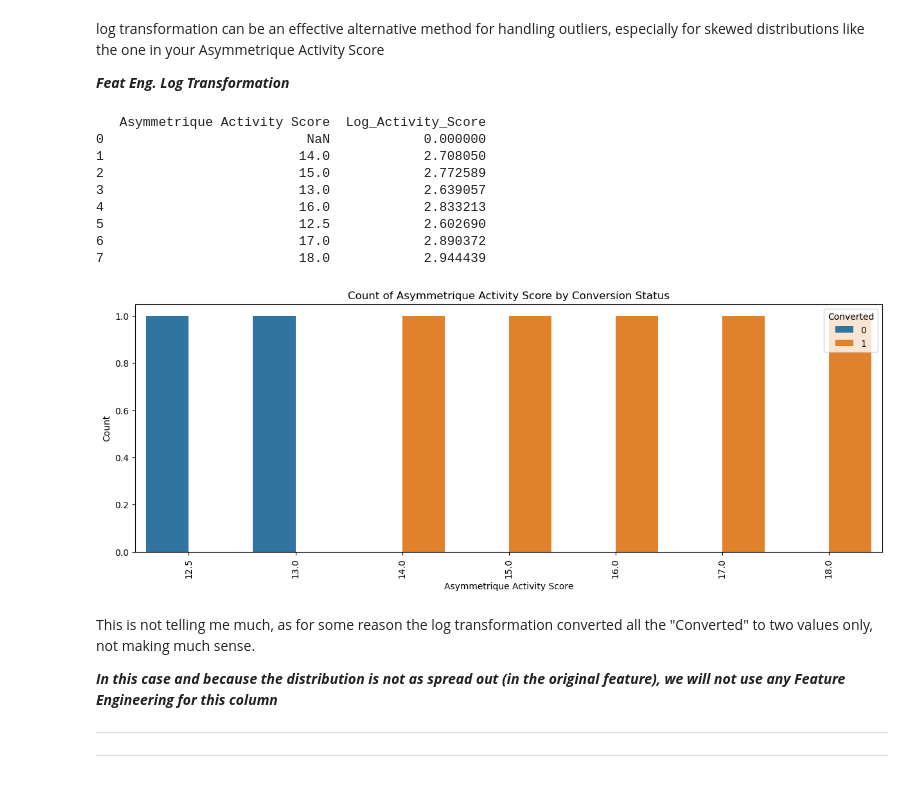
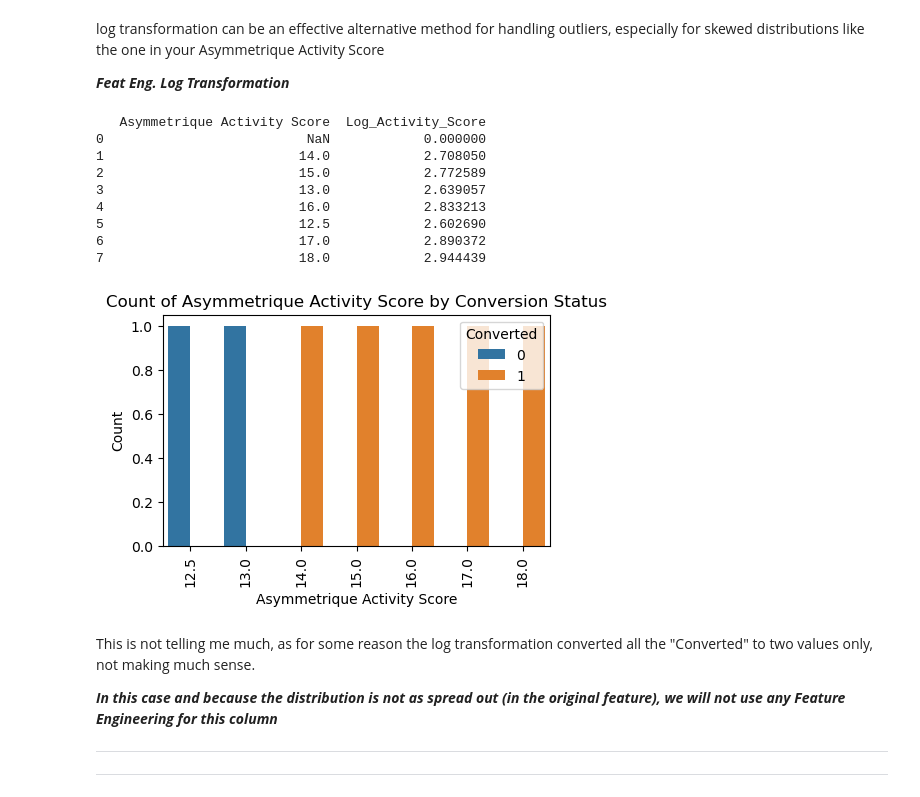
Before and after one commit to yuledez/Project_4_lead_scoring, a Jupyter notebook: lead_scoring_project4_YL.ipynb, the cells around one changed output. Cells and saved outputs as stored; diff of their text form; code cells hidden in the pictures.

```diff
--- a/lead_scoring_project4_YL.ipynb
+++ b/lead_scoring_project4_YL.ipynb
@@ -1763,35 +1775,35 @@ log transformation can be an effective alternative method for handling outliers,
 df_leads_log = df_leads.copy()
 
 # Sample DataFrame
 df_leads_log = pd.DataFrame({
     'Asymmetrique Activity Score': [None, 14.0, 15.0, 13.0, 16.0, 12.5, 17.0, 18.0],
     'Converted': [0, 1, 1, 0, 1, 0, 1, 1]  # Example conversion status
 })
 
 # Apply log transformation (adding 1 to avoid log(0))
 df_leads_log['Log_Activity_Score'] = np.log1p(df_leads_log['Asymmetrique Activity Score'].fillna(0))
 print(df_leads_log[['Asymmetrique Activity Score', 'Log_Activity_Score']])
 
 # Plotting
-plt.figure(figsize=(15, 5))
+plt.figure(figsize=(5,3))
 sns.countplot(x='Asymmetrique Activity Score', hue='Converted', data=df_leads_log)
 plt.xticks(rotation=90)
 plt.title('Count of Asymmetrique Activity Score by Conversion Status')
 plt.xlabel('Asymmetrique Activity Score')
 plt.ylabel('Count')
 plt.legend(title='Converted', loc='upper right')
 plt.show()
 # %% [output]
    Asymmetrique Activity Score  Log_Activity_Score
 0                          NaN            0.000000
 1                         14.0            2.708050
 2                         15.0            2.772589
 3                         13.0            2.639057
 4                         16.0            2.833213
 5                         12.5            2.602690
 6                         17.0            2.890372
 7                         18.0            2.944439
-[figure, old version]
+[figure, new version]
 # %% [markdown]
 This is not telling me much, as for some reason the log transformation converted all the "Converted" to two values only, not making much sense.
 
```
Also changed, not shown: parts of 73 cells of this notebook.
